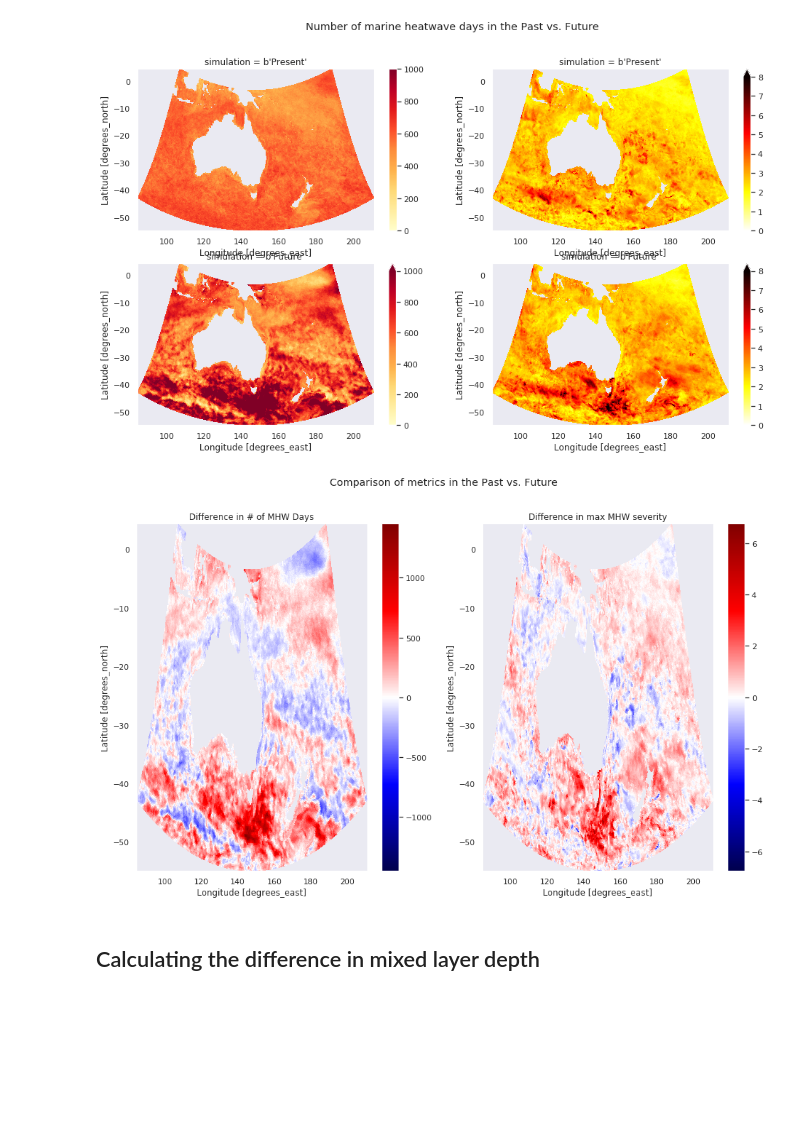
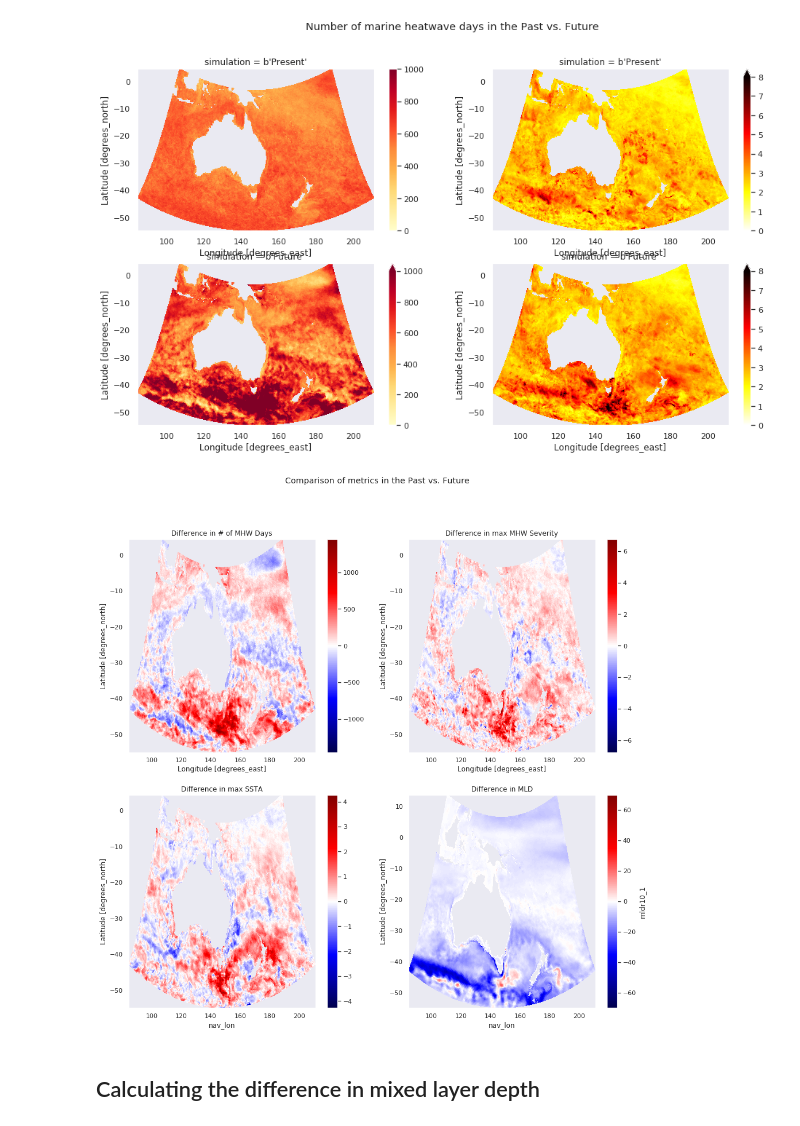
Before and after one commit to ritwik1111/MHW, a Jupyter notebook: Projects/sstPlots/MHW_Statistics.ipynb, the cells around one changed output. Drawn from its saved outputs; the diff is of its cells as text; code cells hidden in the pictures; blank space fills up the shorter version.

Commit message:
* MHW_Statistics: Added in Max_SSTA calculations. Also, started working on scaled area for histograms.

```diff
--- a/Projects/sstPlots/MHW_Statistics.ipynb
+++ b/Projects/sstPlots/MHW_Statistics.ipynb
@@ -131,0 +168,12 @@ NameError: name 'sstFut' is not defined
+# %%
+maxPastSSTA = sstaPast.chunk({'x' : x_chunk, 'y' : y_chunk, 'time_counter' : t_chunk}).max(dim = 'time_counter').compute()
+maxPastSSTA['nav_lon'] = maxPastSSTA['nav_lon'] % 360
+# %%
+# Replaces land masses with nan as opposed to 0 value
+maxPastSSTA = xr.where(maxPastSSTA == 0, np.nan, maxPastSSTA)
+maxFutSSTA = xr.where(maxFutSSTA == 0, np.nan, maxFutSSTA)
+# %%
+# This removes the edges of the model, which are known to be inaccurate. Additonally I removed an extra amount from the
+# top of the model, which seemed to give some weird results.
+maxPastSSTA = maxPastSSTA.isel(x = slice(5,-5), y = slice(5,-50))
+maxFutSSTA = maxFutSSTA.isel(x = slice(5,-5), y = slice(5,-50))
@@ -131,0 +187,2 @@ NameError: name 'sstFut' is not defined
+# %%
+SSTA_diff = maxFutSSTA - maxPastSSTA
@@ -195,16 +266,21 @@ maxFutSev.plot(cmap = 'hot_r',ax = axs[1,1], x = 'nav_lon', y = 'nav_lat', vmin
 # %% [output]
 [figure]
 # %%
-f, (ax1, ax2) = plt.subplots(1, 2)
+f, ((ax1, ax2), (ax3, ax4)) = plt.subplots(2, 2)
 f.suptitle('Comparison of metrics in the Past vs. Future');
 
 (futDays - pastDays).plot(x = 'nav_lon', y = 'nav_lat', cmap = 'seismic', ax = ax1)
 max_diff.plot(x = 'nav_lon', y = 'nav_lat', cmap = 'seismic', ax = ax2)
+SSTA_diff.plot(x = 'nav_lon', y = 'nav_lat', cmap = 'seismic', ax = ax3)
+mean_doy_dif.isel(x = slice(5,-5), y = slice(5,-5)).plot(x = 'nav_lon', y = 'nav_lat', ax = ax4, cmap = 'seismic');
 
 ax1.set_title('Difference in # of MHW Days')
-ax2.set_title('Difference in max MHW severity');
+ax2.set_title('Difference in max MHW Severity')
+ax3.set_title('Difference in max SSTA')
+ax4.set_title('Difference in MLD');
+#plt.savefig('')
 # %% [output]
-[figure, old version]
+[figure, new version]
 # %% [markdown]
 ## Calculating the difference in mixed layer depth
 # %%
```
Also changed, not shown: parts of 15 cells of this notebook.
